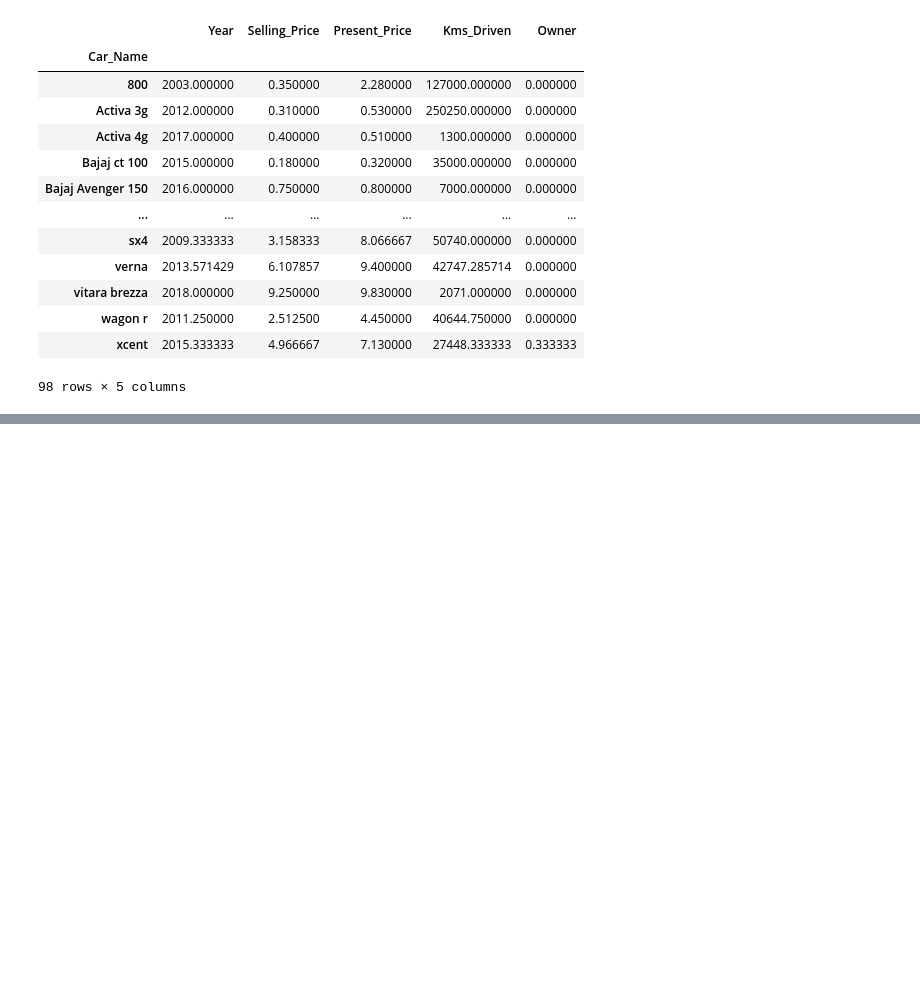
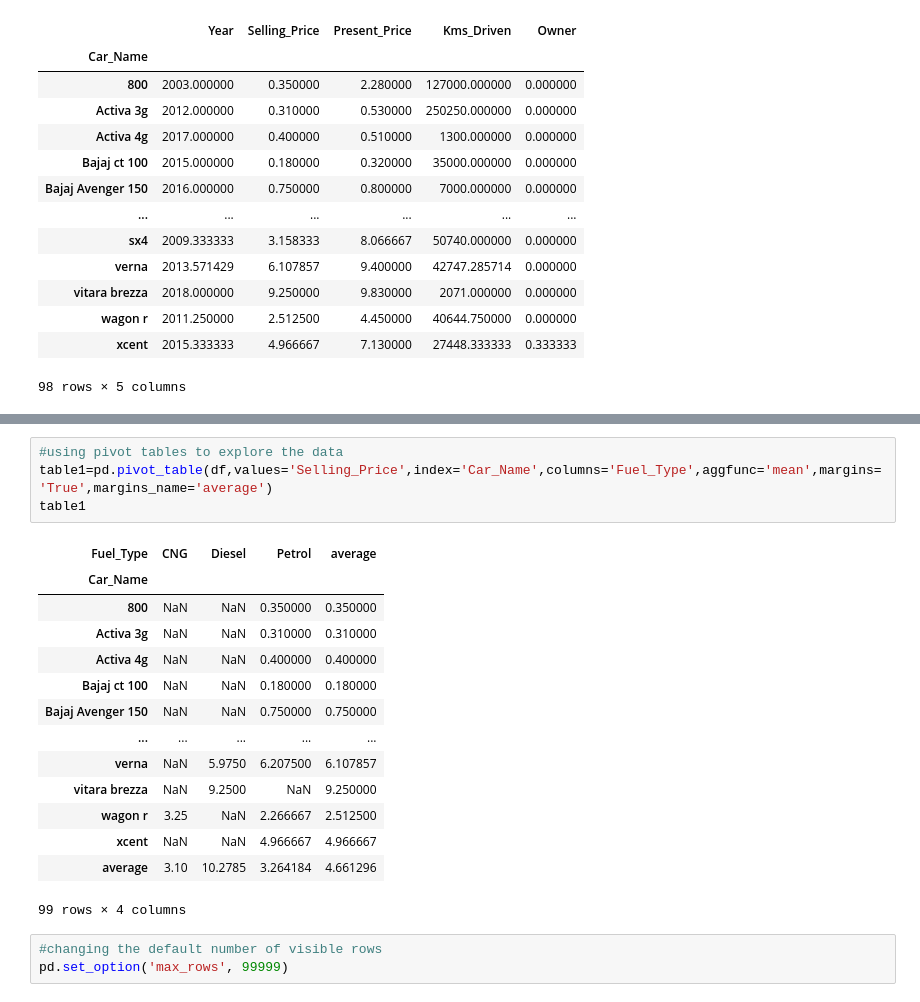
Before and after one commit to RMLAI/Projects, a Jupyter notebook: Used_Car_Price_Prediction.ipynb, the cells around one changed output, grey strips where cells are left out. Saved outputs shown, nothing was run; the diff lists cells and outputs as text; blank space fills up the shorter version.

```diff
--- a/Used_Car_Price_Prediction.ipynb
+++ b/Used_Car_Price_Prediction.ipynb
@@ -31,0 +56,22 @@ df.groupby('Car_Name').mean()
+# %%
+#using pivot tables to explore the data
+table1=pd.pivot_table(df,values='Selling_Price',index='Car_Name',columns='Fuel_Type',aggfunc='mean',margins='True',margins_name='average')
+table1
+# %% [output]
+| Fuel_Type | CNG | Diesel | Petrol | average |
+| Car_Name |  |  |  |  |
+| 800 | NaN | NaN | 0.350000 | 0.350000 |
+| Activa 3g | NaN | NaN | 0.310000 | 0.310000 |
+| Activa 4g | NaN | NaN | 0.400000 | 0.400000 |
+| Bajaj ct 100 | NaN | NaN | 0.180000 | 0.180000 |
+| Bajaj Avenger 150 | NaN | NaN | 0.750000 | 0.750000 |
+| ... | ... | ... | ... | ... |
+| verna | NaN | 5.9750 | 6.207500 | 6.107857 |
+| vitara brezza | NaN | 9.2500 | NaN | 9.250000 |
+| wagon r | 3.25 | NaN | 2.266667 | 2.512500 |
+| xcent | NaN | NaN | 4.966667 | 4.966667 |
+| average | 3.10 | 10.2785 | 3.264184 | 4.661296 |
+99 rows × 4 columns
+# %%
+#changing the default number of visible rows
+pd.set_option('max_rows', 99999)
```
Also changed, not shown: parts of 7 cells of this notebook.
